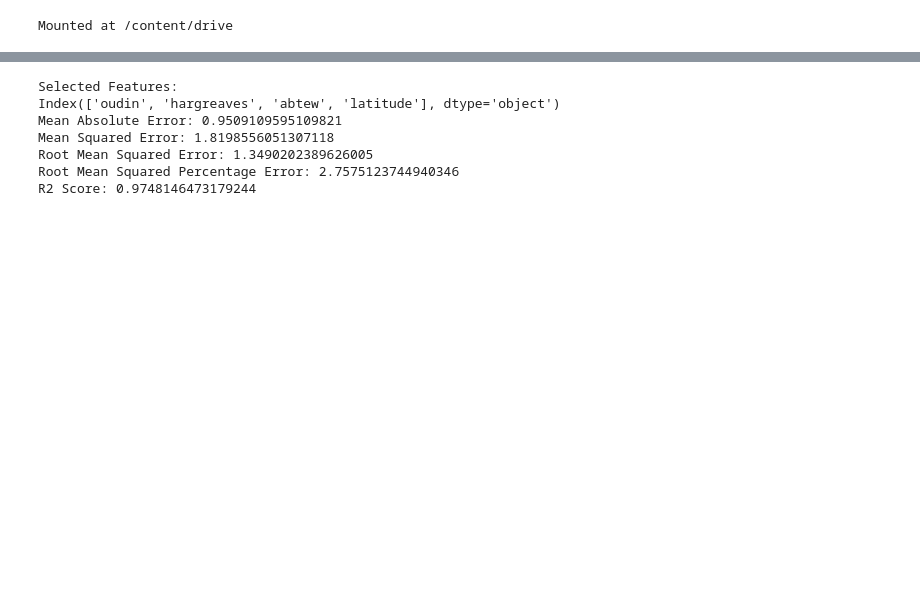
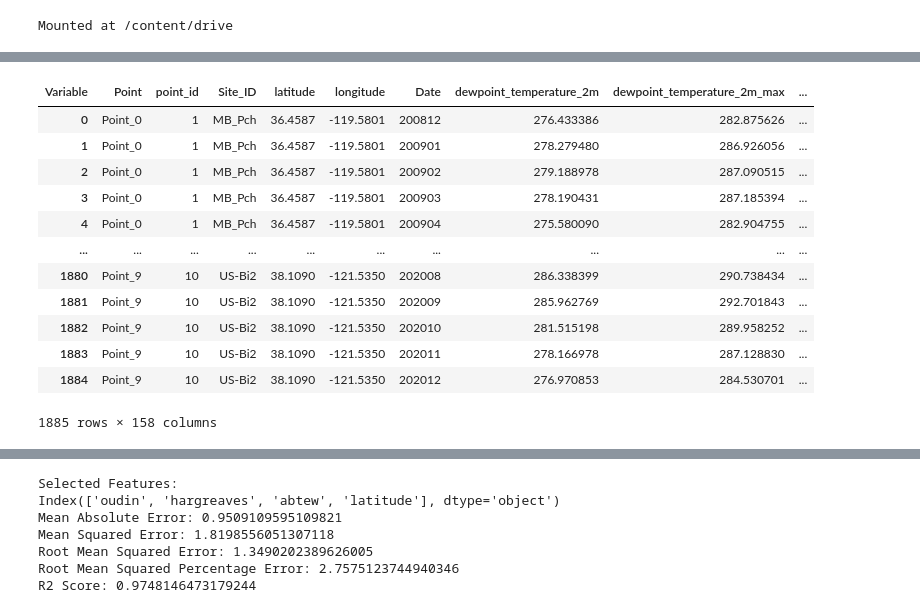
Before and after one commit to mahdi98mnm/download_PRISM_data, a Jupyter notebook: PRISM_tmin_stable_4kmD2_20160612_nc/clusster_data.ipynb, the cells around one changed output, grey strips where cells are left out. Saved outputs shown, nothing was run; the diff lists cells and outputs as text; code cells hidden in the pictures; blank space fills up the shorter version.

Commit message:
download era5 monthly data and evalute models n=4567

```diff
--- a/PRISM_tmin_stable_4kmD2_20160612_nc/clusster_data.ipynb
+++ b/PRISM_tmin_stable_4kmD2_20160612_nc/clusster_data.ipynb
@@ -31,0 +48,18 @@ yearly_data = pd.read_parquet("/content/drive/MyDrive/EC_Tower/result/yearly_dat
+# %%
+
+era5_monthly_data = pd.read_csv('/content/drive/MyDrive/EC_Tower/result/era5_monthly_data.csv')
+# %%
+# First, let's create a function to map "Point_X" to its corresponding number
+def point_to_number(point_str):
+    if not point_str.startswith('Point_'):
+        return None
+    try:
+        return int(point_str.split('_')[1]) + 1
+    except ValueError:
+        return None
+# %%
+dts_data = pd.read_csv("/content/drive/MyDrive/EC_Tower/station_metadata_len.csv")
+df = dts_data[:][:161]
+
+df['Latitude'] = df['Latitude'].round(4)
+df['Longitude'] = df['Longitude'].round(4)
@@ -31,0 +114,26 @@ yearly_data = pd.read_parquet("/content/drive/MyDrive/EC_Tower/result/yearly_dat
+# %%
+wide_era5_monthly_data = era5_monthly_data.pivot(index=['Point', 'point_id', 'Site_ID', 'latitude', 'longitude', 'Date'], columns='Variable', values='Value').reset_index()
+
+# Convert the 'date' column to string type (if it's not already)
+wide_era5_monthly_data['Date'] = wide_era5_monthly_data['Date'].astype(str)
+
+# Create new 'year' column
+wide_era5_monthly_data['Year'] = wide_era5_monthly_data['Date'].str[:4].astype(int)
+
+# Create new 'month' column
+wide_era5_monthly_data['Month'] = wide_era5_monthly_data['Date'].str[4:].astype(int)
+wide_era5_monthly_data
+# %% [output]
+| Variable | Point | point_id | Site_ID | latitude | longitude | Date | dewpoint_temperature_2m | dewpoint_temperature_2m_max | ... |
+| 0 | Point_0 | 1 | MB_Pch | 36.4587 | -119.5801 | 200812 | 276.433386 | 282.875626 | ... |
+| 1 | Point_0 | 1 | MB_Pch | 36.4587 | -119.5801 | 200901 | 278.279480 | 286.926056 | ... |
+| 2 | Point_0 | 1 | MB_Pch | 36.4587 | -119.5801 | 200902 | 279.188978 | 287.090515 | ... |
+| 3 | Point_0 | 1 | MB_Pch | 36.4587 | -119.5801 | 200903 | 278.190431 | 287.185394 | ... |
+| 4 | Point_0 | 1 | MB_Pch | 36.4587 | -119.5801 | 200904 | 275.580090 | 282.904755 | ... |
+| ... | ... | ... | ... | ... | ... | ... | ... | ... | ... |
+| 1880 | Point_9 | 10 | US-Bi2 | 38.1090 | -121.5350 | 202008 | 286.338399 | 290.738434 | ... |
+| 1881 | Point_9 | 10 | US-Bi2 | 38.1090 | -121.5350 | 202009 | 285.962769 | 292.701843 | ... |
+| 1882 | Point_9 | 10 | US-Bi2 | 38.1090 | -121.5350 | 202010 | 281.515198 | 289.958252 | ... |
+| 1883 | Point_9 | 10 | US-Bi2 | 38.1090 | -121.5350 | 202011 | 278.166978 | 287.128830 | ... |
+| 1884 | Point_9 | 10 | US-Bi2 | 38.1090 | -121.5350 | 202012 | 276.970853 | 284.530701 | ... |
+1885 rows × 158 columns
```
Also changed, not shown: parts of 7 cells of this notebook, 1 other file.
